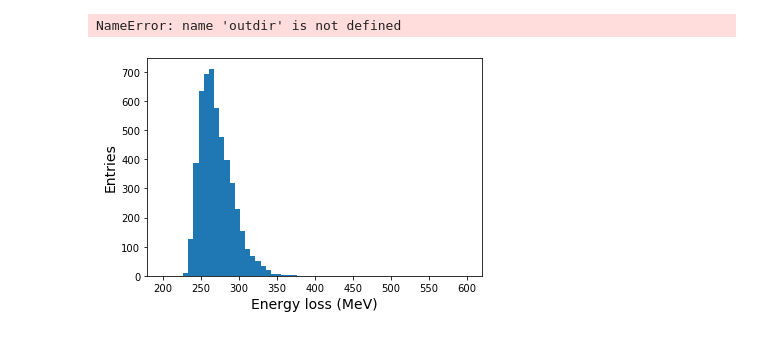
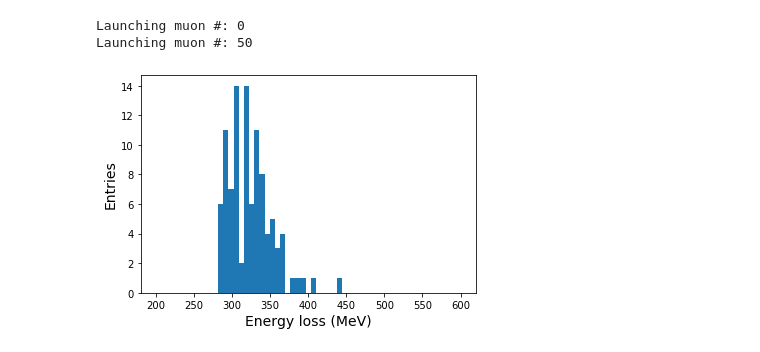
Before and after one commit to IoanaCodrina/PHYS-F-420, a Jupyter notebook: lesson1/1_1_iter_vert_muons.ipynb, the cells around one changed output. Cells and saved outputs as stored; diff of their text form; code cells hidden in the pictures.

```diff
--- a/lesson1/1_1_iter_vert_muons.ipynb
+++ b/lesson1/1_1_iter_vert_muons.ipynb
@@ -53,21 +56,22 @@ def _eloss_step_landau(_ek, _dx,):
 # %%
+
 
 # Now define a function that propagates the muon inside the tank for its full track lenght,
 # computing the energy loss at each step from a Landau distribution.
 # Have the function return the total energy deposited.
 # This function will be iterated for multiple muons.
 
-def _eloss_tank_landau(_ek,_dx):
-    tmp_ek = _ek
-    tmp_beta = _beta(tmp_ek)
-    tmp_gamma = _gamma(tmp_ek)
+def _eloss_tank_landau(start_ek,start_beta,start_gamma,_dx):
+    tmp_ek = start_ek
+    tmp_beta = start_beta
+    tmp_gamma = start_gamma
 
-    _tot_eloss_tank = 0.
+    _tot_eloss_tank = 0. * u.MeV
     nsteps = int(h/_dx)
 
     for i in range(nsteps):
 
-        _eloss =  _eloss_step_landau(tmp_ek,_dx)
+        _eloss =  _eloss_step_landau(tmp_beta,tmp_gamma,_dx)
         _tot_eloss_tank += _eloss
 
         # Update particle energy
@@ -80,22 +84,33 @@ def _eloss_tank_landau(_ek,_dx):
 # %%
 # Choose step size and number of toy muons you want to launch
 
-dx = 10 #cm
+dx = 10 * u.cm #cm
 
-n_iter = 5000
+# Choose number of toy muons to launch
+
+n_iter = 1000
 eloss_array = np.zeros(n_iter)
+eloss_array = eloss_array * u.MeV
+
+# Initialize muon energy
+ek = 1000.* u.MeV # 1000 MeV = 1 GeV
+beta = _beta(ek)
+gamma = _gamma(ek)
 
 for i in range(n_iter):
-    eloss_array[i] = _eloss_tank_landau(ek,dx)
+    if(i%50 == 0):print('Launching muon #:',i)
+    eloss_array[i] = _eloss_tank_landau(ek,beta,gamma,dx)
+# %% [output]
+Launching muon #: 0
+Launching muon #: 50
 # %%
 # Plot histogram of total energy loss for the toy muons
 plt.figure(1)
 #plt.yscale('log')
 plt.xlabel('Energy loss (MeV)', size=14)
 plt.ylabel('Entries', size=14)
 
-hist = plt.hist(eloss_array  ,bins = np.linspace(200.,600,60))
-plt.savefig(outdir+'/toymu_'+str(n_iter)+'_eloss.eps',format = 'eps',bbox_inches='tight')
+hist = plt.hist(eloss_array.value ,bins = np.linspace(200.,600,60))
+plt.savefig(outdir+'/toymu_'+str(n_iter)+'_eloss.svg',format = 'svg',bbox_inches='tight')
 # %% [output]
-NameError: name 'outdir' is not defined
-[figure, old version]
+[figure, new version]
```
Also changed, not shown: parts of 2 cells of this notebook, 8 other files.
